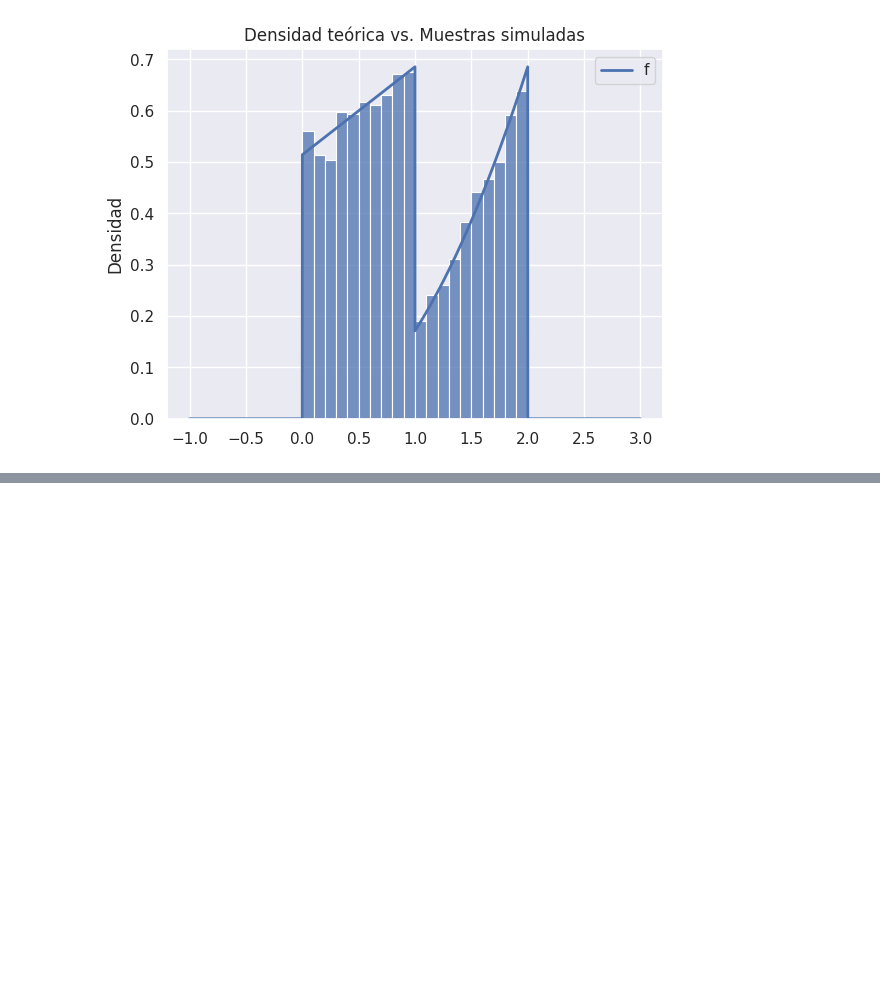
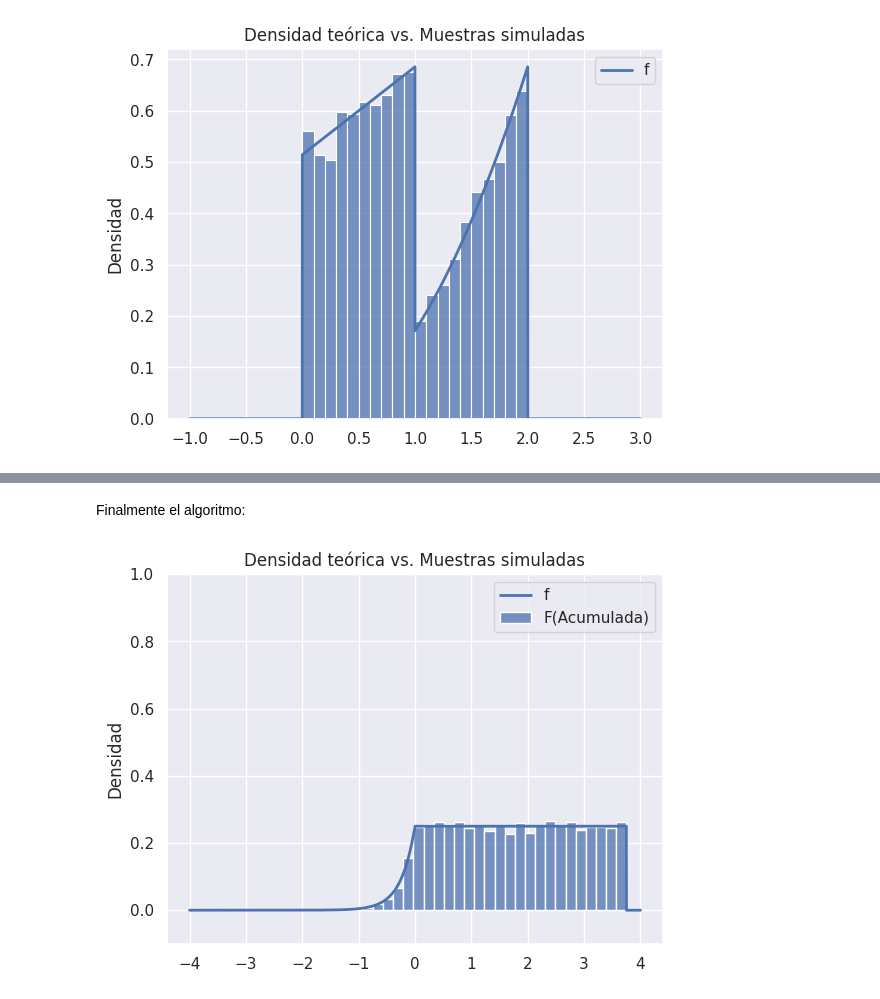
Before and after one commit to alvaro-mediina/modelos-y-simulacion-2025, a Jupyter notebook: tp5-var-aleatorias-continuas/Ejercicio-1.ipynb, the cells around one changed output, grey strips where cells are left out. Cells and saved outputs as stored; diff of their text form; code cells hidden in the pictures; blank space fills up the shorter version.

```diff
--- a/tp5-var-aleatorias-continuas/Ejercicio-1.ipynb
+++ b/tp5-var-aleatorias-continuas/Ejercicio-1.ipynb
@@ -236,0 +331,34 @@ plt.show()
+# %% [markdown]
+Finalmente el algoritmo:
+# %%
+def F(CUT:float) -> float:
+    """
+    Función de distribución acumulada
+    Método de la transformada inversa
+
+    Returns:
+        float: valor de acumulada
+    """
+    U = random()
+    if U <= CUT:
+        return (log(U) + log(16)) / 4
+    else:
+        return  (U - (1/16)) / (1/4)
+# %%
+Nsim = 10000
+CUT = 1/16
+simulations = [F(CUT=CUT) for _ in range(Nsim)]
+
+x_vals = np.linspace(-4, 4, Nsim)
+f_vec = np.vectorize(f)
+
+sns.set_theme(style="darkgrid")
+sns.histplot(simulations, stat='density', label='F(Acumulada)')
+sns.lineplot(x=x_vals, y=f(x_vals), label="f", linewidth=2)
+plt.title("Densidad teórica vs. Muestras simuladas")
+plt.ylabel("Densidad")
+plt.ylim(-0.1,1)
+plt.grid(True)
+plt.show()
+# %% [output]
+[figure, added]
```
Also changed, not shown: parts of 6 cells of this notebook.
